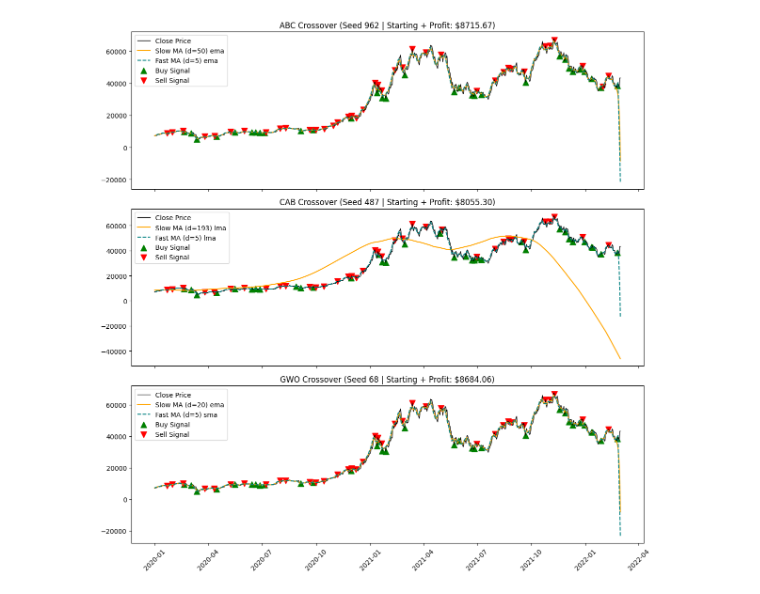
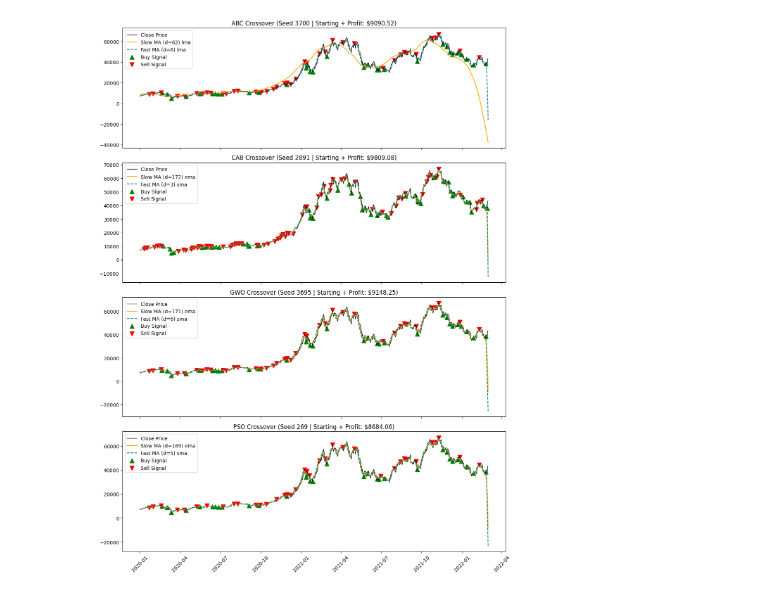
Before and after one commit to Tarnage/crypto_optimiser, a Jupyter notebook: foward_test.ipynb, the cells around one changed output. Cells and saved outputs as stored; diff of their text form; code cells hidden in the pictures.

Commit message:
updated results notebook

```diff
--- a/foward_test.ipynb
+++ b/foward_test.ipynb
@@ -19,14 +112,6 @@ prices_test = df.loc[~mask_train, CLOSE_COL].to_numpy()
 # %%
-df = pd.read_csv("results/results_pop50_g100_20250501_141358.csv")
-df["test_obj"] = df["test"].astype(float)
-df["train_obj"] = df["train"].astype(float)
+RESULTS_FOLDER = "./results"  # Path to the folder containing result CSV files
 
-# For each algorithm, find the row with the minimum test objective (i.e. best profit)
-idx_best = df.groupby("alg")["test_obj"].idxmin()
-best_df = df.loc[idx_best].reset_index(drop=True)
+best_df = load_top_results_per_algo(RESULTS_FOLDER, sort_by="test", top_n=200)
 
-# Parse the theta strings into Python lists
-best_df["theta_parsed"] = best_df["theta"].apply(ast.literal_eval)
-
-# Display the best parameters for each algorithm
-best_df[["alg", "seed", "train_obj", "test_obj", "theta_parsed","pop_size","gens","stalled_gens","tolerance","patience","fitness_history","time(seconds)"]]
+best_algos_df = get_best_configurations_per_algo(best_df, score_col="test", group_col="alg")
@@ -38,2 +117,0 @@ best_df[["alg", "seed", "train_obj", "test_obj", "theta_parsed","pop_size","gens
-# %%
-theta_dict = best_df.set_index("alg")["theta_parsed"].to_dict()
@@ -81,13 +200,13 @@ def plot_crossovers(best_df, prices_test, dates_test):
         ax.scatter(dates_tail[sell_idx], prices_tail[sell_idx],
                    marker="v", color="red",   s=80, label="Sell Signal")
 
-        ax.set_title(f"{row['alg']} Crossover (Seed {row['seed']} | Starting + Profit: ${-1 * row["test_obj"]:.2f})", fontsize=12)
+        ax.set_title(f"{row['alg']} Crossover (Seed {row['seed']} | Starting + Profit: ${-1 * row["test"]:.2f})", fontsize=12)
         ax.legend(loc="upper left")
 
     plt.xticks(rotation=45)
     plt.tight_layout()
     plt.show()
 # %%
-plot_crossovers(best_df, prices_test, dates_test)
+plot_crossovers(best_algos_df, prices_test, dates_test)
 # %% [output]
-[figure, old version]
+[figure, new version]
```
Also changed, not shown: parts of 35 cells of this notebook, 2 other files.
